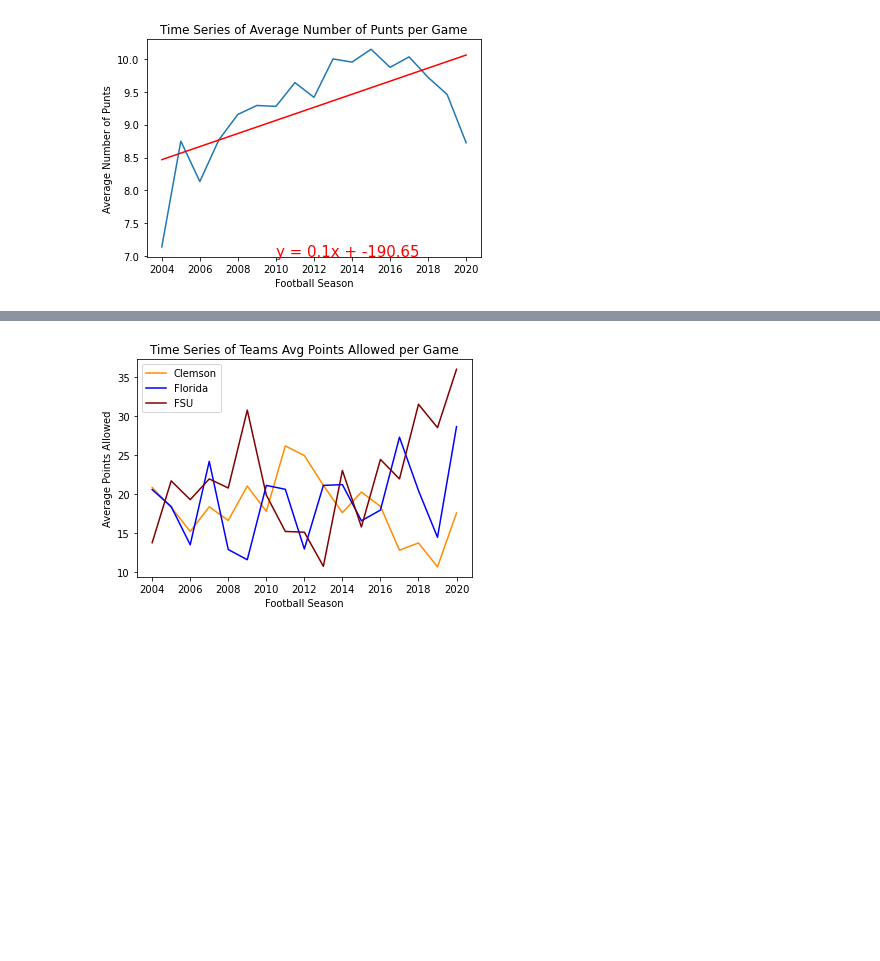
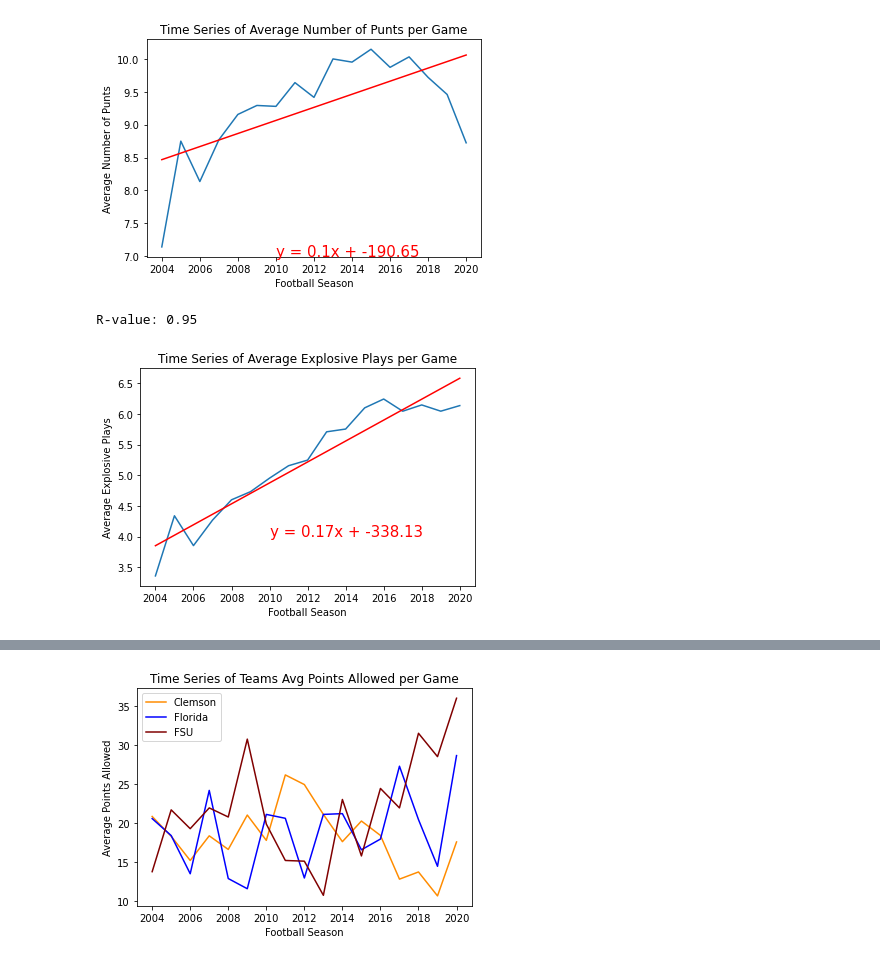
Before and after one commit to khutula/TigerGatorNole_Capstone1, a Jupyter notebook: data_plots.ipynb, the cells around one changed output, grey strips where cells are left out. Cells and saved outputs as stored; diff of their text form; code cells hidden in the pictures; blank space fills up the shorter version.

Commit message:
add some new visuals

```diff
--- a/data_plots.ipynb
+++ b/data_plots.ipynb
@@ -75,3 +76,8 @@ time_series_plot(score_df["Avg Number of Punts"], "Average Number of Punts", "Ti
 # %% [output]
 R-value: 0.64
 [figure]
+# %%
+time_series_plot(score_df["Avg Explosive Plays"], "Average Explosive Plays", "Time Series of Average Explosive Plays per Game", 2010, 4)
+# %% [output]
+R-value: 0.95
+[figure, added]
```
Also changed, not shown: parts of 8 cells of this notebook, 9 other files.
